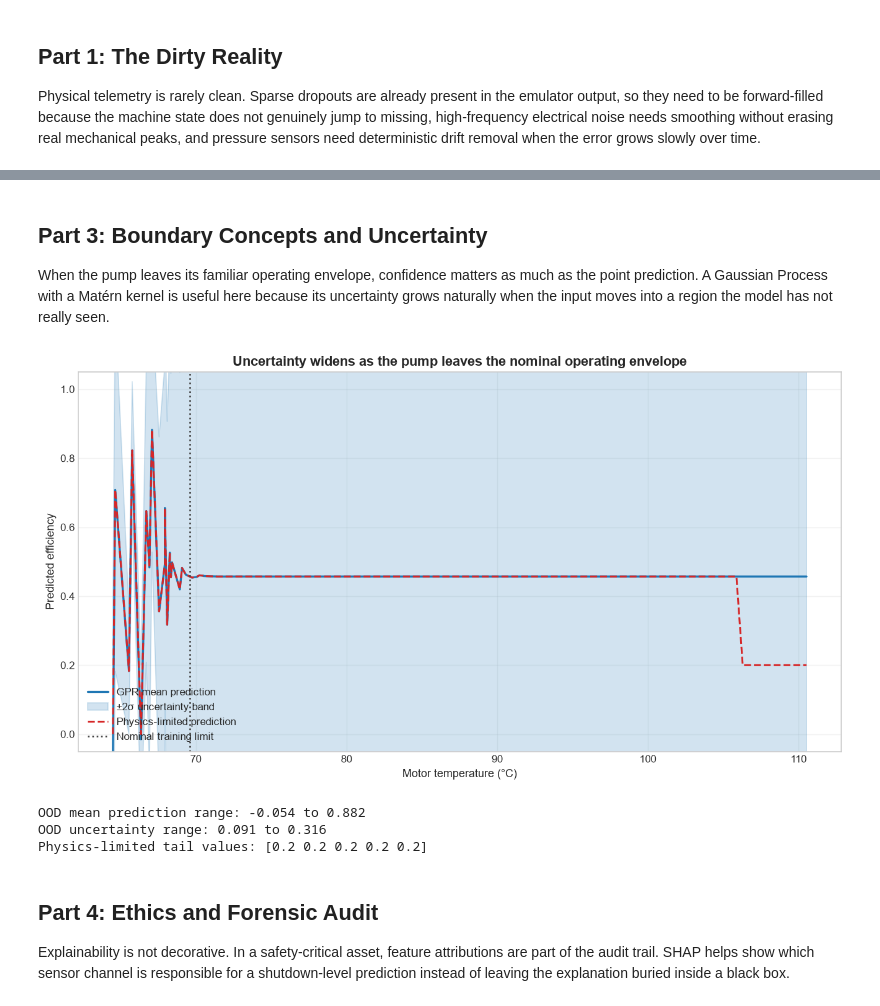
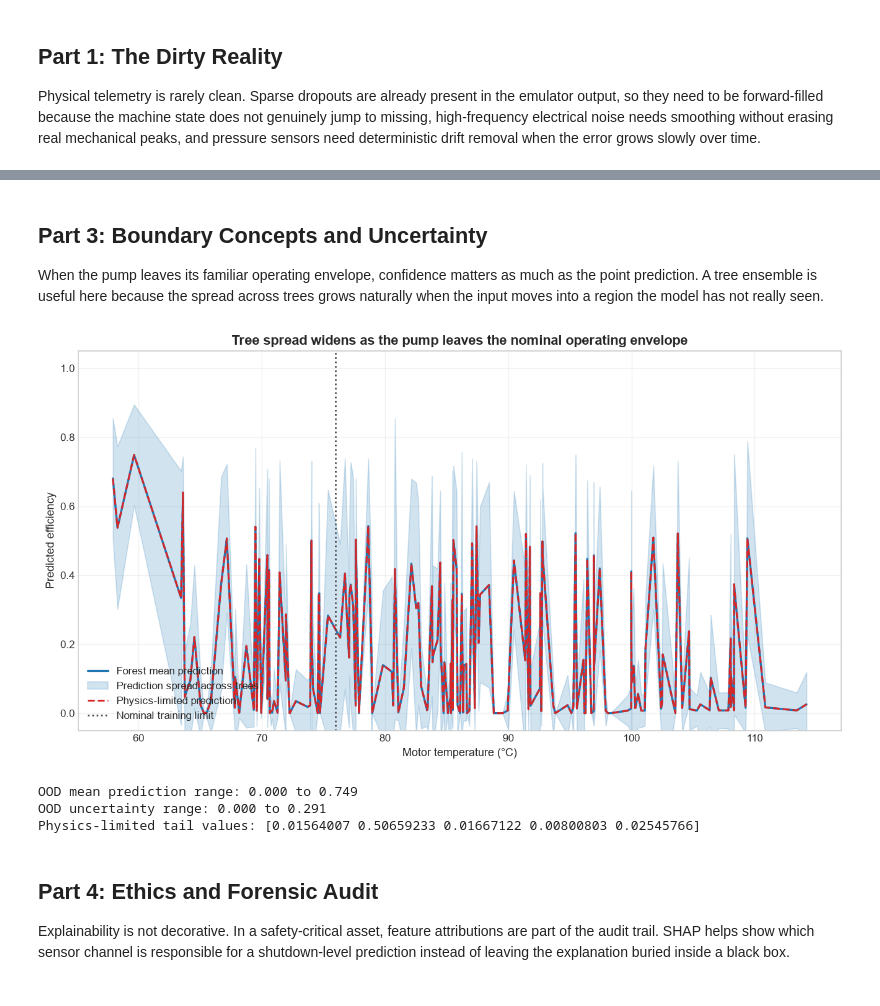
Before and after one commit to JFrusher/DCE-Workshops, a Jupyter notebook: ML+AI_workshop/solutions/solution_MLAI.ipynb, the cells around one changed output, grey strips where cells are left out. Cells and saved outputs as stored; diff of their text form; code cells hidden in the pictures.

```diff
--- a/ML+AI_workshop/solutions/solution_MLAI.ipynb
+++ b/ML+AI_workshop/solutions/solution_MLAI.ipynb
@@ -208,64 +220,68 @@ Improvement: -0.082
 # %% [markdown]
 ## Part 3: Boundary Concepts and Uncertainty
 
-When the pump leaves its familiar operating envelope, confidence matters as much as the point prediction. A Gaussian Process with a Matérn kernel is useful here because its uncertainty grows naturally when the input moves into a region the model has not really seen.
+When the pump leaves its familiar operating envelope, confidence matters as much as the point prediction. A tree ensemble is useful here because the spread across trees grows naturally when the input moves into a region the model has not really seen.
 # %%
-nominal_mask = (train_df["motor_temp"] < 68.0) & (train_df["calibrated_pressure"] > 90.0)
+nominal_mask = (train_df["motor_temp"] < 68.0) & (train_df["pressure_reserve"] > -4.0)
 nominal_pool = train_df.loc[nominal_mask, engineered_features + ["pump_efficiency"]].dropna().copy()
 nominal_sample = nominal_pool.sample(n=min(650, len(nominal_pool)), random_state=42).sort_index()
 
-scaler = StandardScaler()
-X_nominal = scaler.fit_transform(nominal_sample[engineered_features])
+X_nominal = nominal_sample[engineered_features].copy()
 y_nominal = nominal_sample["pump_efficiency"].to_numpy()
 
-gpr_kernel = C(1.0, (0.1, 10.0)) * Matern(length_scale=1.0, nu=1.5)
-gpr = GaussianProcessRegressor(kernel=gpr_kernel, alpha=1e-3, normalize_y=True, random_state=42)
-gpr.fit(X_nominal, y_nominal)
+gpr_model = RandomForestRegressor(n_estimators=120, random_state=42, n_jobs=-1)
+gpr_model.fit(X_nominal.to_numpy(), y_nominal)
 
 ood_slice = test_df.iloc[:180].copy()
-ood_slice["motor_temp"] = ood_slice["motor_temp"].to_numpy() + np.linspace(0.0, 45.0, len(ood_slice))
-ood_slice.loc[ood_slice.index[-18:], "calibrated_pressure"] = 8.0
+tail_mask = np.zeros(len(ood_slice), dtype=bool)
+tail_mask[-18:] = True
+ood_slice = ood_slice.assign(
+    motor_temp=ood_slice["motor_temp"].astype(float).to_numpy() + np.linspace(0.0, 45.0, len(ood_slice)),
+    pressure_reserve=np.where(tail_mask, -8.0, ood_slice["pressure_reserve"].to_numpy()),
+)
 
-X_ood = scaler.transform(ood_slice[engineered_features])
-ood_mean, ood_std = gpr.predict(X_ood, return_std=True)
+ood_matrix = ood_slice[engineered_features].to_numpy()
+ood_trees = np.stack([tree.predict(ood_matrix) for tree in gpr_model.estimators_], axis=0)
+ood_mean = ood_trees.mean(axis=0)
+ood_std = ood_trees.std(axis=0)
 validated_mean = enforce_physical_limits(ood_mean, ood_slice)
 
 x_axis = ood_slice["motor_temp"].to_numpy()
 order = np.argsort(x_axis)
 x_sorted = x_axis[order]
 mean_sorted = ood_mean[order]
 std_sorted = ood_std[order]
 validated_sorted = validated_mean[order]
 
 fig, ax = plt.subplots(figsize=(11, 6))
-ax.plot(x_sorted, mean_sorted, color="#1f77b4", linewidth=2, label="GPR mean prediction")
+ax.plot(x_sorted, mean_sorted, color="#1f77b4", linewidth=2, label="Forest mean prediction")
 ax.fill_between(
     x_sorted,
-    mean_sorted - 2 * std_sorted,
-    mean_sorted + 2 * std_sorted,
+    mean_sorted - 1.5 * std_sorted,
+    mean_sorted + 1.5 * std_sorted,
     color="#1f77b4",
     alpha=0.2,
-    label="±2σ uncertainty band",
+    label="Prediction spread across trees",
 )
 ax.plot(x_sorted, validated_sorted, color="#d62728", linewidth=1.8, linestyle="--", label="Physics-limited prediction")
 nominal_max = train_df["motor_temp"].max()
 ax.axvline(nominal_max, color="#444444", linestyle=":", linewidth=1.6, label="Nominal training limit")
 ax.set_xlabel("Motor temperature (°C)")
 ax.set_ylabel("Predicted efficiency")
-ax.set_title("Uncertainty widens as the pump leaves the nominal operating envelope")
+ax.set_title("Tree spread widens as the pump leaves the nominal operating envelope")
 ax.set_ylim(-0.05, 1.05)
 ax.legend(loc="lower left")
 plt.tight_layout()
 plt.show()
 
 print(f"OOD mean prediction range: {ood_mean.min():.3f} to {ood_mean.max():.3f}")
 print(f"OOD uncertainty range: {ood_std.min():.3f} to {ood_std.max():.3f}")
 print(f"Physics-limited tail values: {validated_sorted[-5:]}")
 # %% [output]
-[figure, old version]
+[figure, new version]
-OOD mean prediction range: -0.054 to 0.882
-OOD uncertainty range: 0.091 to 0.316
-Physics-limited tail values: [0.2 0.2 0.2 0.2 0.2]
+OOD mean prediction range: 0.000 to 0.749
+OOD uncertainty range: 0.000 to 0.291
+Physics-limited tail values: [0.01564007 0.50659233 0.01667122 0.00800803 0.02545766]
 # %% [markdown]
 ## Part 4: Ethics and Forensic Audit
 
```
Also changed, not shown: parts of 6 cells of this notebook, 4 other files.
